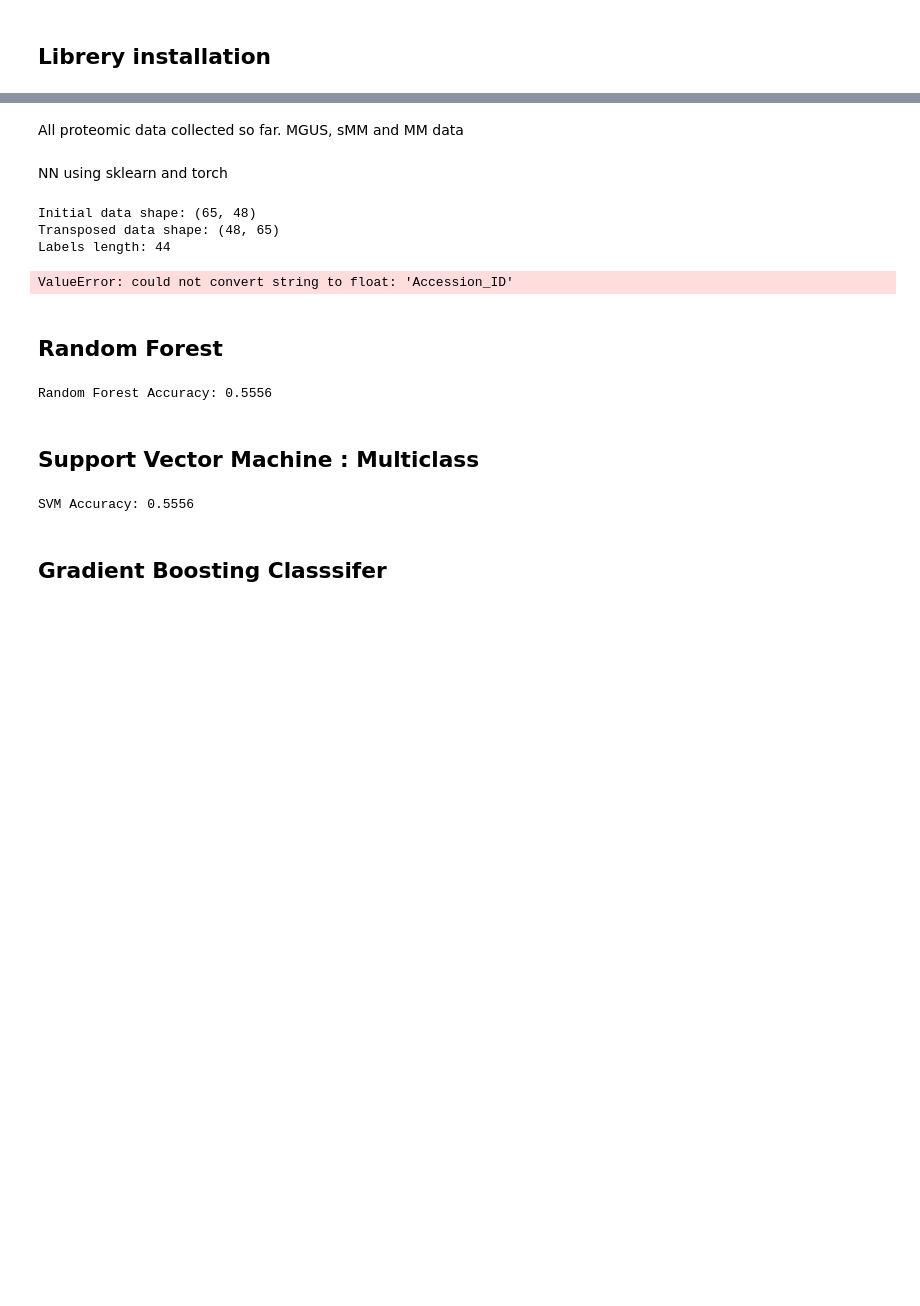
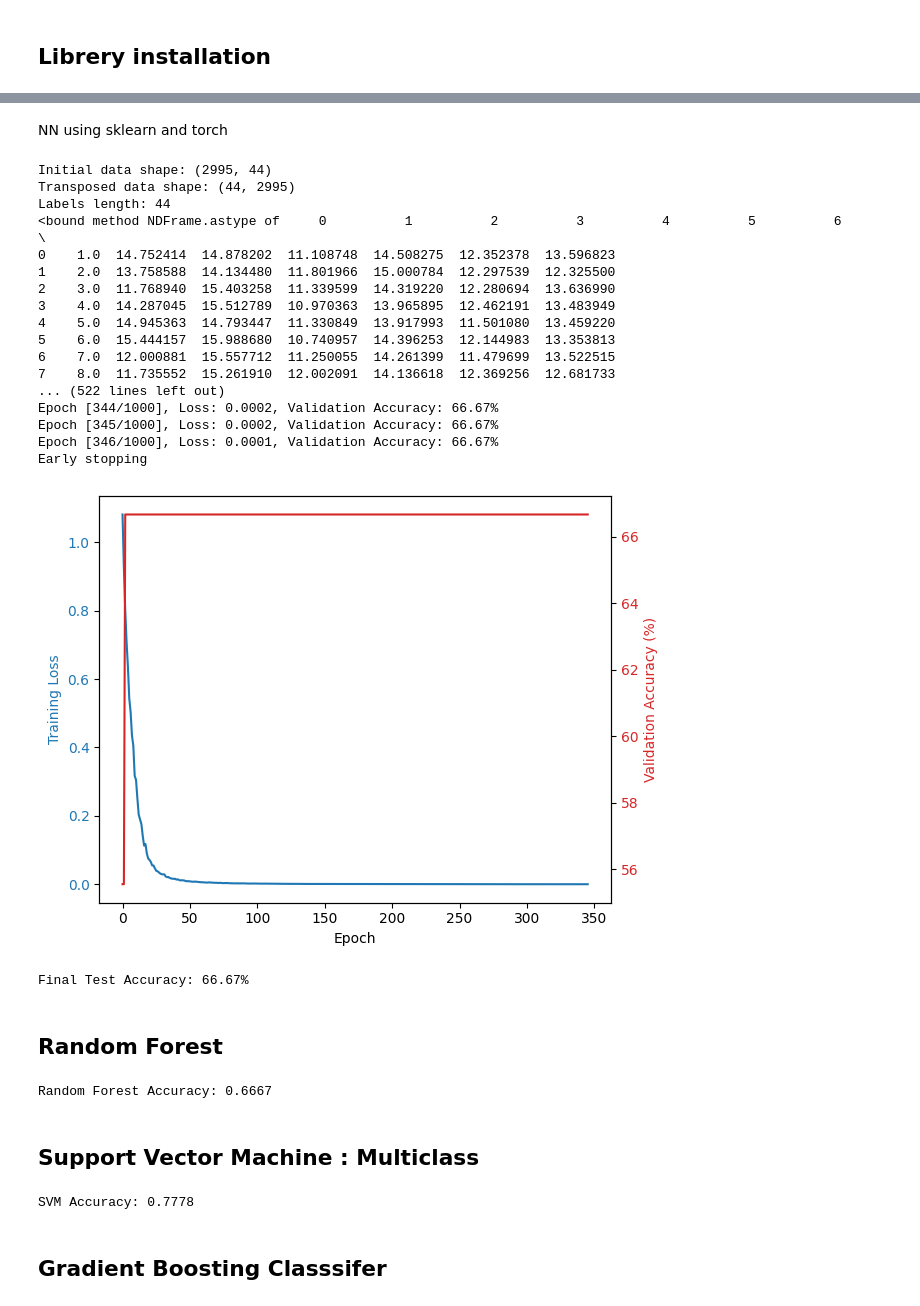
Before and after one commit to ManuelEviden/MLclassifiers, a Jupyter notebook: NeuralNetworkforclassifiying.ipynb, the cells around one changed output, grey strips where cells are left out. Drawn from its saved outputs; the diff is of its cells as text; code cells hidden in the pictures; blank space fills up the shorter version.

```diff
--- a/NeuralNetworkforclassifiying.ipynb
+++ b/NeuralNetworkforclassifiying.ipynb
@@ -71,8 +67,6 @@ Requirement already satisfied: joblib>=1.2.0 in c:\users\a121160\appdata\local\p
 Requirement already satisfied: threadpoolctl>=2.0.0 in c:\users\a121160\appdata\local\packages\pythonsoftwarefoundation.python.3.12_qbz5n2kfra8p0\localcache\local-packages\python312\site-packages (fro ...
 [notice] A new release of pip is available: 24.0 -> 24.1.1
 [notice] To update, run: C:\Users\a121160\AppData\Local\Microsoft\WindowsApps\PythonSoftwareFoundation.Python.3.12_qbz5n2kfra8p0\python.exe -m pip install --upgrade pip
-# %% [markdown]
-All proteomic data collected so far. MGUS, sMM and MM data
 # %% [markdown]
 NN using sklearn and torch
 # %%
@@ -88,27 +82,29 @@ import torch.optim as optim
 import matplotlib.pyplot as plt
 
 # Load the data
-# file_path = 'C:/Users/a121160/OneDrive - Eviden/Documents/Proyecto/ELMUMY/WPs/WP4/DATA/InputNN_all.xlsx'
-file_path = 'C:/Users/a121160/OneDrive - Eviden/Documents/Proyecto/ELMUMY/WPs/WP4/DATA/InputNN_44_65.xlsx' # Minibatch of strict statistical significance 16,12,16
+file_path = 'C:/Users/a121160/OneDrive - Eviden/Documents/Proyecto/ELMUMY/WPs/WP4/DATA/InputNN_all.xlsx'
+# file_path = 'C:/Users/a121160/OneDrive - Eviden/Documents/Proyecto/ELMUMY/WPs/WP4/DATA/InputNN_44_65.xlsx' # Minibatch of strict statistical significance 16,12,16
 data = pd.read_excel(file_path, decimal=',', header=None)
 
 # Print the initial shape of the data
 print("Initial data shape:", data.shape)
 
-# Transpose the data to have patients as rows and genes as columns
+# Transpose the data to have patients as rows and protinns as columns
 data = data.T
 
 # Print the shape after transposing
 print("Transposed data shape:", data.shape)
 
 # Generate labels based on the known structure
-# 16 MGUS (label 0), 12 sMM (label 1), 15 MM (label 2)
+# 16 MGUS (label 0), 12 sMM (label 1), 16 MM (label 2)
 labels = [0] * 16 + [1] * 12 + [2] * 16
 
 # Ensure the labels length matches the number of rows in the transposed data
 print("Labels length:", len(labels))
 
 # The new features are the transposed data
+print(data.astype)
+
 features = data.astype(float)
 
 # Print the shape of the features
@@ -157,7 +153,7 @@ test_dataset = TensorDataset(X_test, y_test)
 train_loader = DataLoader(train_dataset, batch_size=8, shuffle=True)
 test_loader = DataLoader(test_dataset, batch_size=8, shuffle=False)
 
-# Define a neural network model with dropout
+# Define a two layer neural network model with dropout
 class SimpleNN(nn.Module):
     def __init__(self, input_dim, output_dim):
         super(SimpleNN, self).__init__()
@@ -176,10 +172,10 @@ class SimpleNN(nn.Module):
         return x
 
 # Initialize the model, loss function, and optimizer
-output_dim = 3  # Number of classes
+output_dim = 3  # Number of classes, MGUS, sMM and MM
 model = SimpleNN(input_dim, output_dim)
-criterion = nn.CrossEntropyLoss()
-optimizer = optim.Adam(model.parameters(), lr=0.0001)
+criterion = nn.CrossEntropyLoss() # Loss function.
+optimizer = optim.Adam(model.parameters(), lr=0.0001)  # lr. lerning rate.
 
 # Training function with early stopping and loss/accuracy tracking
 def train(model, train_loader, criterion, optimizer, epochs=1000, patience=10):
@@ -231,36 +227,51 @@ def evaluate(model, test_loader):
             correct += (predicted == labels).sum().item()
     accuracy = 100 * correct / total
     return accuracy
 
 # Train the model and track losses and accuracies
 train_losses, val_accuracies = train(model, train_loader, criterion, optimizer, epochs=1000, patience=10)
 
 # Plot training loss and validation accuracy
 fig, ax1 = plt.subplots()
 
 color = 'tab:blue'
 ax1.set_xlabel('Epoch')
 ax1.set_ylabel('Training Loss', color=color)
 ax1.plot(train_losses, color=color)
 ax1.tick_params(axis='y', labelcolor=color)
 
 ax2 = ax1.twinx()
 color = 'tab:red'
 ax2.set_ylabel('Validation Accuracy (%)', color=color)
 ax2.plot(val_accuracies, color=color)
 ax2.tick_params(axis='y', labelcolor=color)
 
 fig.tight_layout()
 plt.show()
 
 # Final evaluation on the test set
 final_accuracy = evaluate(model, test_loader)
 print(f"Final Test Accuracy: {final_accuracy:.2f}%")
 # %% [output]
-Initial data shape: (65, 48)
-Transposed data shape: (48, 65)
+Initial data shape: (2995, 44)
+Transposed data shape: (44, 2995)
 Labels length: 44
+<bound method NDFrame.astype of     0          1          2          3          4          5          6     \
+0    1.0  14.752414  14.878202  11.108748  14.508275  12.352378  13.596823
+1    2.0  13.758588  14.134480  11.801966  15.000784  12.297539  12.325500
+2    3.0  11.768940  15.403258  11.339599  14.319220  12.280694  13.636990
+3    4.0  14.287045  15.512789  10.970363  13.965895  12.462191  13.483949
+4    5.0  14.945363  14.793447  11.330849  13.917993  11.501080  13.459220
+5    6.0  15.444157  15.988680  10.740957  14.396253  12.144983  13.353813
+6    7.0  12.000881  15.557712  11.250055  14.261399  11.479699  13.522515
+7    8.0  11.735552  15.261910  12.002091  14.136618  12.369256  12.681733
+... (522 lines left out)
+Epoch [344/1000], Loss: 0.0002, Validation Accuracy: 66.67%
+Epoch [345/1000], Loss: 0.0002, Validation Accuracy: 66.67%
+Epoch [346/1000], Loss: 0.0001, Validation Accuracy: 66.67%
+Early stopping
+[figure, added]
-ValueError: could not convert string to float: 'Accession_ID'
+Final Test Accuracy: 66.67%
 # %% [markdown]
 ## Random Forest
 # %%
@@ -281,7 +292,7 @@ y_pred_rf = rf_model.predict(X_test)
 accuracy_rf = accuracy_score(y_test, y_pred_rf)
 print(f'Random Forest Accuracy: {accuracy_rf:.4f}')
 # %% [output]
-Random Forest Accuracy: 0.5556
+Random Forest Accuracy: 0.6667
 # %% [markdown]
 ## Support Vector Machine : Multiclass
 # %%
@@ -300,7 +311,7 @@ y_pred_svm = svm_model.predict(X_test)
 accuracy_svm = accuracy_score(y_test, y_pred_svm)
 print(f'SVM Accuracy: {accuracy_svm:.4f}')
 # %% [output]
-SVM Accuracy: 0.5556
+SVM Accuracy: 0.7778
 # %% [markdown]
 ## Gradient Boosting Classsifer
 # %%
```
Also changed, not shown: parts of 14 cells of this notebook, 1 other file.
